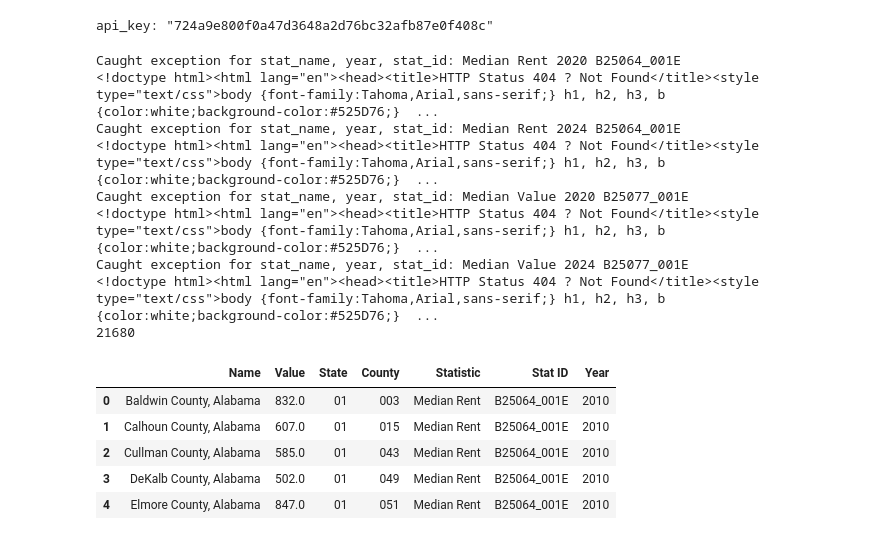
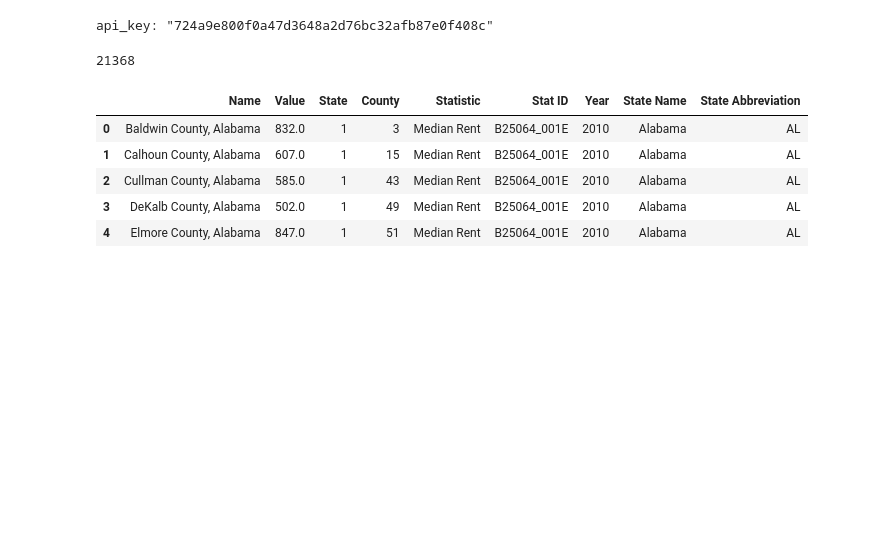
Before and after one commit to kylebarlow/housing_price_rent_ratio, a Jupyter notebook: housing_price_rent_ratio.ipynb, the cells around one changed output. Drawn from its saved outputs; the diff is of its cells as text; code cells hidden in the pictures; blank space fills up the shorter version.

```diff
--- a/housing_price_rent_ratio.ipynb
+++ b/housing_price_rent_ratio.ipynb
@@ -36,43 +38,50 @@ stats_of_interest = {
     'B25077_001E': 'Median Value',
 }
 # %%
-search_years = list(range(start_year, end_year+1))
-census_data = []
-reporter = tqdm(total=len(stats_of_interest)*len(search_years))
-for stat_id, stat_name in stats_of_interest.items():
-    for year in search_years:
-        try:
-            df = pd.DataFrame.from_records(c.acs1.get(('NAME', stat_id), {'for': 'county:*', 'in': 'state:*'}, year=year))
-        except Exception as e:
-            print("Caught exception for stat_name, year, stat_id:", stat_name, year, stat_id)
-            print(e)
+census_data_csv_cache_path = os.path.join(tempfile.gettempdir(), 'census_data.csv')
+if os.path.exists(census_data_csv_cache_path):
+    census_data = pd.read_csv(census_data_csv_cache_path)
+else:
+    search_years = list(range(start_year, end_year+1))
+    census_data = []
+    reporter = tqdm(total=len(stats_of_interest)*len(search_years))
+    for stat_id, stat_name in stats_of_interest.items():
+        for year in search_years:
+            try:
+                df = pd.DataFrame.from_records(c.acs1.get(('NAME', stat_id), {'for': 'county:*', 'in': 'state:*'}, year=year))
+            except Exception as e:
+                print("Caught exception for stat_name, year, stat_id:", stat_name, year, stat_id)
+                print(e)
+                time.sleep(0.1)
+                reporter.update()
+                continue
+            df = df.rename(columns={stat_id: 'Value', 'NAME': 'Name', 'state': 'State', 'county': 'County'})
+            df['Statistic'] = stat_name
+            df['Stat ID'] = stat_id
+            df['Year'] = year
+            census_data.append(df)
             time.sleep(0.1)
             reporter.update()
-            continue
-        df = df.rename(columns={stat_id: 'Value', 'NAME': 'Name', 'state': 'State', 'county': 'County'})
-        df['Statistic'] = stat_name
-        df['Stat ID'] = stat_id
-        df['Year'] = year
-        census_data.append(df)
-        time.sleep(0.1)
-        reporter.update()
-reporter.close()
-census_data = pd.concat(census_data, ignore_index=True)
+    reporter.close()
+    census_data = pd.concat(census_data, ignore_index=True)
+    census_data.to_csv(census_data_csv_cache_path, index=False)
+
+# Merge state names into census_data
+state_info_df = []
+for state in us.states.STATES:
+    state_info_df.append({'State': state.fips, 'State Name': state.name, 'State Abbreviation': state.abbr})
+state_info_df = pd.DataFrame(state_info_df)
+state_info_df['State'] = state_info_df['State'].astype(int)
+census_data['State'] = census_data['State'].astype(int)
+census_data = census_data.merge(state_info_df, on='State')
+
 print(len(census_data))
 census_data.head()
 # %% [output]
-Caught exception for stat_name, year, stat_id: Median Rent 2020 B25064_001E
-<!doctype html><html lang="en"><head><title>HTTP Status 404 ? Not Found</title><style type="text/css">body {font-family:Tahoma,Arial,sans-serif;} h1, h2, h3, b {color:white;background-color:#525D76;}  ...
-Caught exception for stat_name, year, stat_id: Median Rent 2024 B25064_001E
-<!doctype html><html lang="en"><head><title>HTTP Status 404 ? Not Found</title><style type="text/css">body {font-family:Tahoma,Arial,sans-serif;} h1, h2, h3, b {color:white;background-color:#525D76;}  ...
-Caught exception for stat_name, year, stat_id: Median Value 2020 B25077_001E
-<!doctype html><html lang="en"><head><title>HTTP Status 404 ? Not Found</title><style type="text/css">body {font-family:Tahoma,Arial,sans-serif;} h1, h2, h3, b {color:white;background-color:#525D76;}  ...
-Caught exception for stat_name, year, stat_id: Median Value 2024 B25077_001E
-<!doctype html><html lang="en"><head><title>HTTP Status 404 ? Not Found</title><style type="text/css">body {font-family:Tahoma,Arial,sans-serif;} h1, h2, h3, b {color:white;background-color:#525D76;}  ...
-21680
+21368
-|  | Name | Value | State | County | Statistic | Stat ID | Year |
-| 0 | Baldwin County, Alabama | 832.0 | 01 | 003 | Median Rent | B25064_001E | 2010 |
-| 1 | Calhoun County, Alabama | 607.0 | 01 | 015 | Median Rent | B25064_001E | 2010 |
-| 2 | Cullman County, Alabama | 585.0 | 01 | 043 | Median Rent | B25064_001E | 2010 |
-| 3 | DeKalb County, Alabama | 502.0 | 01 | 049 | Median Rent | B25064_001E | 2010 |
-| 4 | Elmore County, Alabama | 847.0 | 01 | 051 | Median Rent | B25064_001E | 2010 |
+|  | Name | Value | State | County | Statistic | Stat ID | Year | State Name | State Abbreviation |
+| 0 | Baldwin County, Alabama | 832.0 | 1 | 3 | Median Rent | B25064_001E | 2010 | Alabama | AL |
+| 1 | Calhoun County, Alabama | 607.0 | 1 | 15 | Median Rent | B25064_001E | 2010 | Alabama | AL |
+| 2 | Cullman County, Alabama | 585.0 | 1 | 43 | Median Rent | B25064_001E | 2010 | Alabama | AL |
+| 3 | DeKalb County, Alabama | 502.0 | 1 | 49 | Median Rent | B25064_001E | 2010 | Alabama | AL |
+| 4 | Elmore County, Alabama | 847.0 | 1 | 51 | Median Rent | B25064_001E | 2010 | Alabama | AL |
```
Also changed, not shown: parts of 4 cells of this notebook.
